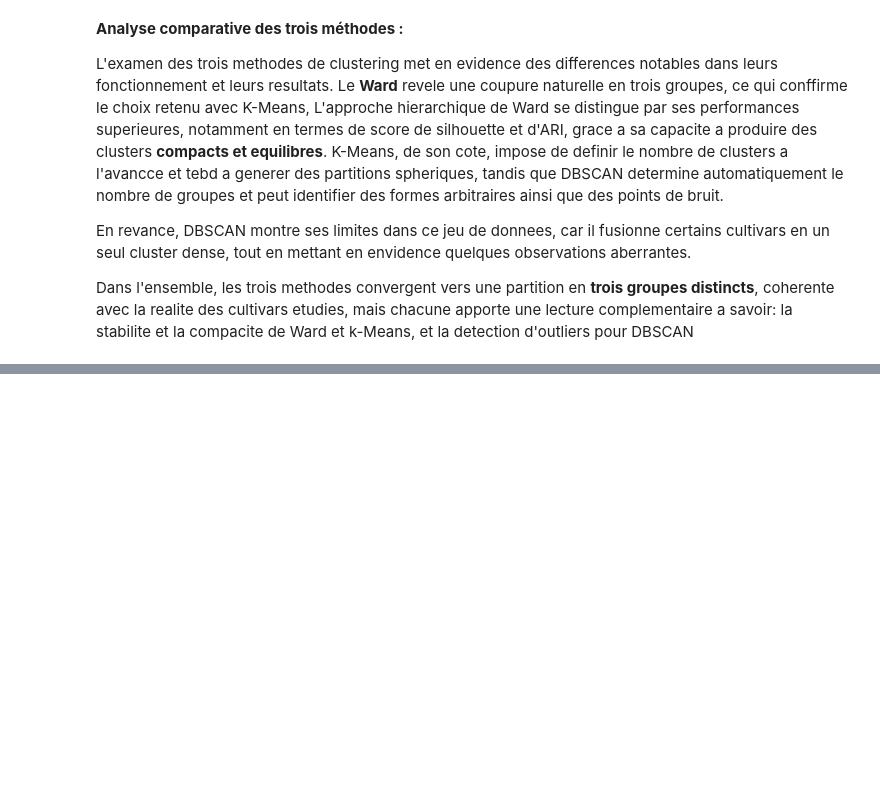
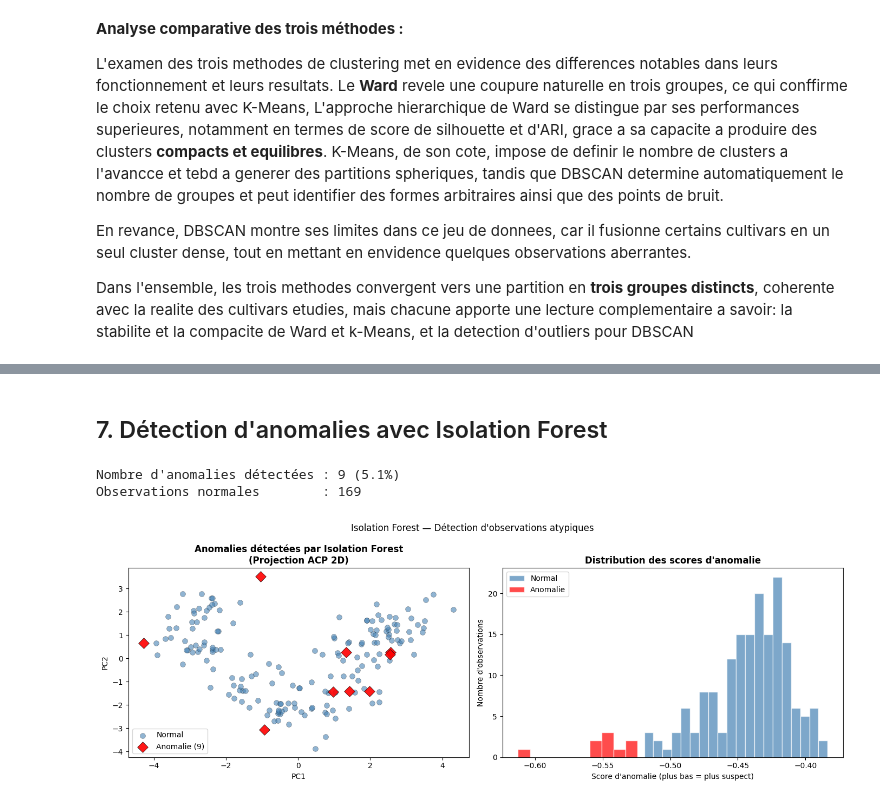
Before and after one commit to Poincare008/Wine-Exploratory-Study, a Jupyter notebook: Etude_Wine_Dataset.ipynb, the cells around one changed output, grey strips where cells are left out. Drawn from its saved outputs; the diff is of its cells as text; code cells hidden in the pictures; blank space fills up the shorter version.

```diff
--- a/partie1_JP.ipynb
+++ b/Etude_Wine_Dataset.ipynb
@@ -487,0 +609,49 @@ Dans l'ensemble, les trois methodes convergent vers une partition en **trois gro
+# %% [markdown]
+## 7. Détection d'anomalies avec Isolation Forest
+# %%
+# Application d'Isolation Forest
+# contamination = proportion estimee d'anomalies dans les donnees
+iso_forest = IsolationForest(n_estimators=100, contamination=0.05, random_state=42)
+iso_labels = iso_forest.fit_predict(X_scaled)  # -1 = anomalie, 1 = normal
+
+# Scores d'anomalie (plus négatif = plus suspect)
+anomaly_scores = iso_forest.score_samples(X_scaled)
+
+n_anomalies = (iso_labels == -1).sum()
+print(f"Nombre d'anomalies détectées : {n_anomalies} ({100*n_anomalies/len(iso_labels):.1f}%)")
+print(f"Observations normales        : {(iso_labels == 1).sum()}")
+# %% [output]
+Nombre d'anomalies détectées : 9 (5.1%)
+Observations normales        : 169
+# %%
+# --- Visualisation des anomalies ---
+fig, axes = plt.subplots(1, 2, figsize=(14, 5))
+
+# Anomalies sur projection ACP
+normal_mask = iso_labels == 1
+anomaly_mask = iso_labels == -1
+
+axes[0].scatter(X_pca2[normal_mask, 0], X_pca2[normal_mask, 1],
+                c='steelblue', alpha=0.6, label='Normal', s=50, edgecolors='k', linewidths=0.3)
+axes[0].scatter(X_pca2[anomaly_mask, 0], X_pca2[anomaly_mask, 1],
+                c='red', alpha=0.9, label=f'Anomalie ({n_anomalies})', s=100, marker='D',
+                edgecolors='k', linewidths=0.5)
+axes[0].set_title("Anomalies détectées par Isolation Forest\n(Projection ACP 2D)", fontweight='bold')
+axes[0].set_xlabel("PC1"); axes[0].set_ylabel("PC2")
+axes[0].legend()
+
+# Distribution des scores d'anomalie
+axes[1].hist(anomaly_scores[normal_mask], bins=20, color='steelblue', alpha=0.7,
+             label='Normal', edgecolor='white')
+axes[1].hist(anomaly_scores[anomaly_mask], bins=10, color='red', alpha=0.7,
+             label='Anomalie', edgecolor='white')
+axes[1].set_title("Distribution des scores d'anomalie", fontweight='bold')
+axes[1].set_xlabel("Score d'anomalie (plus bas = plus suspect)")
+axes[1].set_ylabel("Nombre d'observations")
+axes[1].legend()
+
+plt.suptitle("Isolation Forest — Détection d'observations atypiques", fontsize=12)
+plt.tight_layout()
+plt.show()
+# %% [output]
+[figure, added]
```
Also changed, not shown: parts of 8 cells of this notebook, 1 other file.
